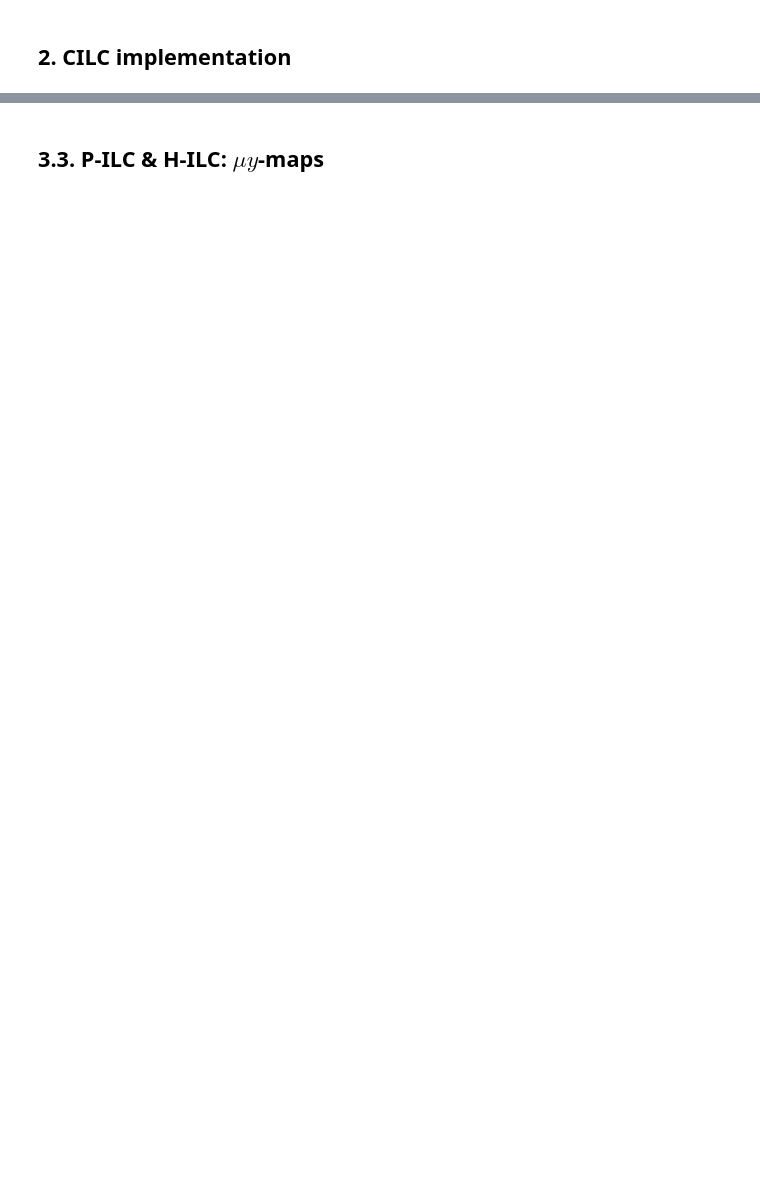
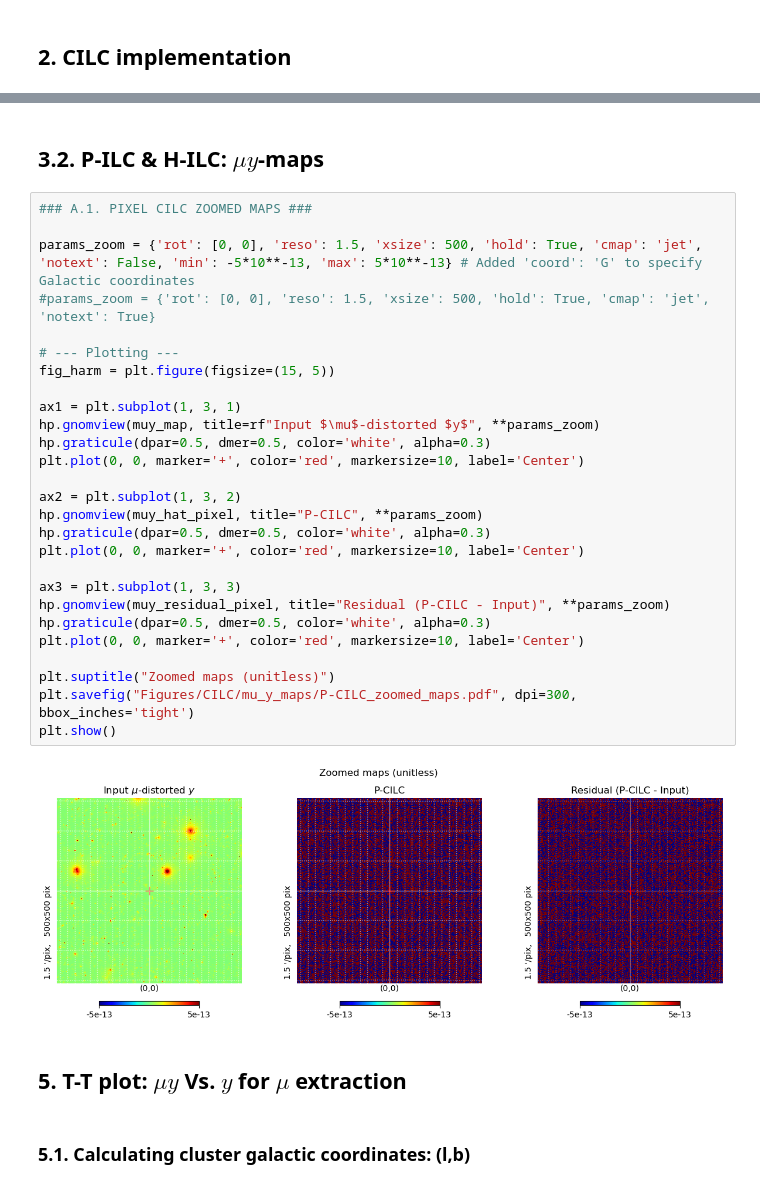
Before and after one commit to JoanRibotOliver/TFM, a Jupyter notebook: CILC.ipynb, the cells around one changed output, grey strips where cells are left out. Drawn from its saved outputs; the diff is of its cells as text; blank space fills up the shorter version.

```diff
--- a/CILC.ipynb
+++ b/CILC.ipynb
@@ -471,2 +645,35 @@ Execute both P-ILC & H-ILC methods separetly for the seek of time. Harmonic-spac
 # %% [markdown]
-## 3.3. P-ILC & H-ILC: $\mu y$-maps
+## 3.2. P-ILC & H-ILC: $\mu y$-maps
+# %%
+### A.1. PIXEL CILC ZOOMED MAPS ###
+
+params_zoom = {'rot': [0, 0], 'reso': 1.5, 'xsize': 500, 'hold': True, 'cmap': 'jet', 'notext': False, 'min': -5*10**-13, 'max': 5*10**-13} # Added 'coord': 'G' to specify Galactic coordinates
+#params_zoom = {'rot': [0, 0], 'reso': 1.5, 'xsize': 500, 'hold': True, 'cmap': 'jet', 'notext': True}
+
+# --- Plotting ---
+fig_harm = plt.figure(figsize=(15, 5))
+
+ax1 = plt.subplot(1, 3, 1)
+hp.gnomview(muy_map, title=rf"Input $\mu$-distorted $y$", **params_zoom)
+hp.graticule(dpar=0.5, dmer=0.5, color='white', alpha=0.3)
+plt.plot(0, 0, marker='+', color='red', markersize=10, label='Center')
+
+ax2 = plt.subplot(1, 3, 2)
+hp.gnomview(muy_hat_pixel, title="P-CILC", **params_zoom)
+hp.graticule(dpar=0.5, dmer=0.5, color='white', alpha=0.3)
+plt.plot(0, 0, marker='+', color='red', markersize=10, label='Center')
+
+ax3 = plt.subplot(1, 3, 3)
+hp.gnomview(muy_residual_pixel, title="Residual (P-CILC - Input)", **params_zoom)
+hp.graticule(dpar=0.5, dmer=0.5, color='white', alpha=0.3)
+plt.plot(0, 0, marker='+', color='red', markersize=10, label='Center')
+
+plt.suptitle("Zoomed maps (unitless)")
+plt.savefig("Figures/CILC/mu_y_maps/P-CILC_zoomed_maps.pdf", dpi=300, bbox_inches='tight')
+plt.show()
+# %% [output]
+[figure, added]
+# %% [markdown]
+## 5. T-T plot: $\mu y$ Vs. $y$ for $\mu$ extraction
+# %% [markdown]
+### 5.1. Calculating cluster galactic coordinates: (l,b)
```
Also changed, not shown: parts of 40 cells of this notebook, 4 other files.
